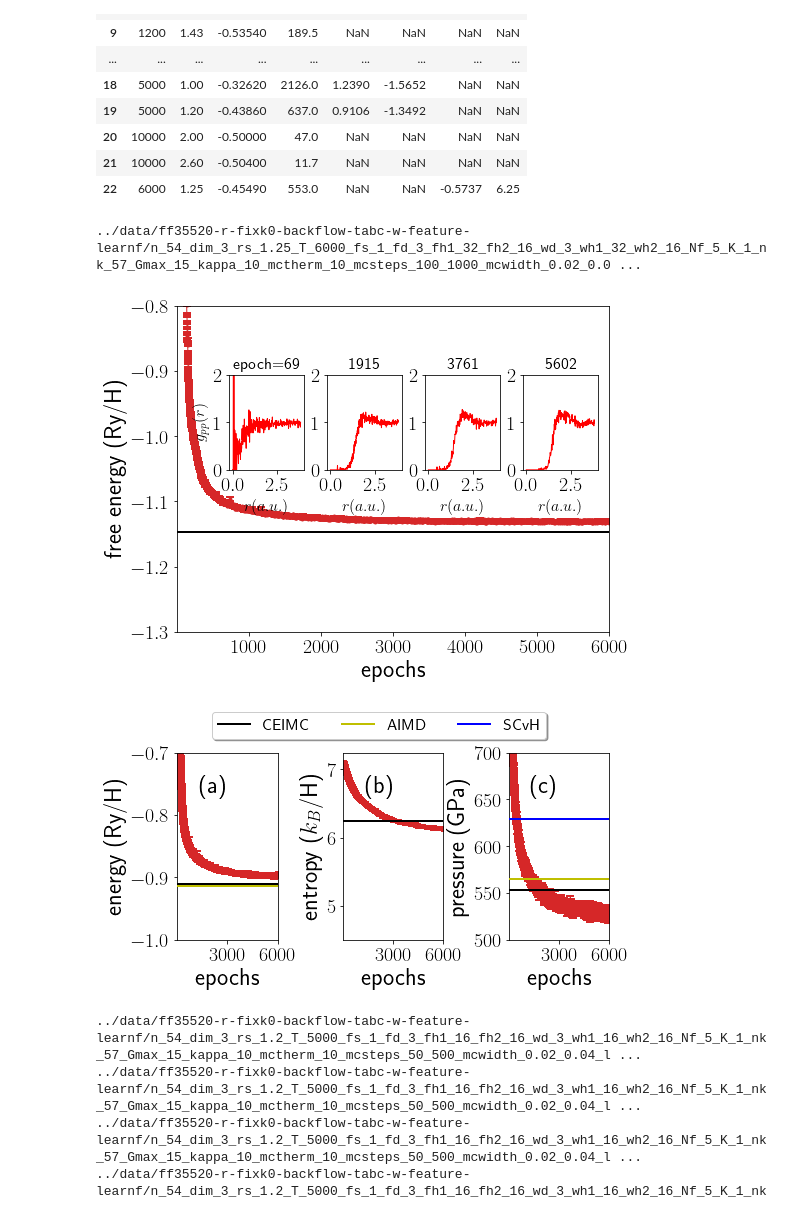
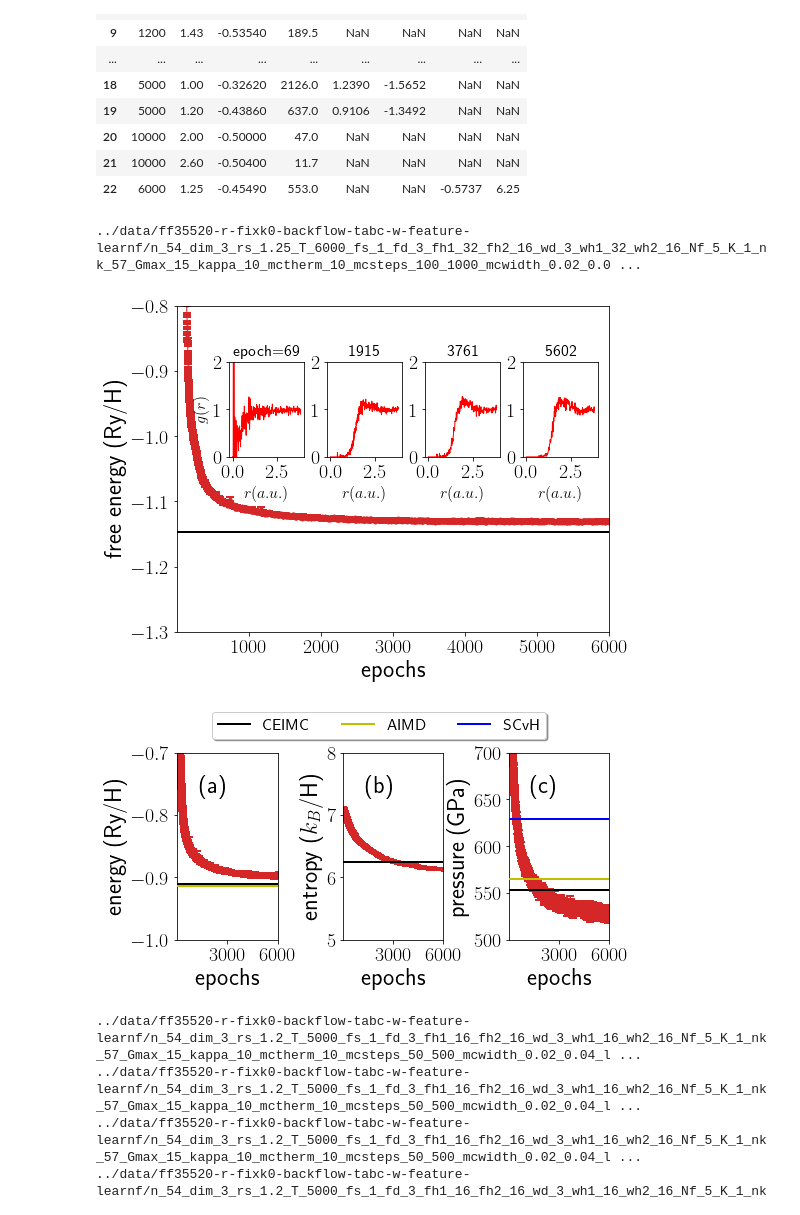
Before and after one commit to fermiflow/hydrogen, a Jupyter notebook: analysis/figs.ipynb, the cells around one changed output. Drawn from its saved outputs; the diff is of its cells as text; code cells hidden in the pictures.

```diff
--- a/analysis/figs.ipynb
+++ b/analysis/figs.ipynb
@@ -91,7 +91,7 @@ if True:
     Kp = 1.5*T/157887.66 # proton kinetic energy in Ry
 
     if obs == 'f':
-        y = df[obs].values + Kp +1.3452*T/157887.66
+        y = df[obs].values + Kp +1.3452*T/157887.66 #Eq. (46) of https://code.itp.ac.cn/papers/hydrogen/-/blob/main/notes/notes.pdf
         yerr = df['f_err'].values
     elif obs == 'vtot':
         y = df['vpp'].values + df['vep'].values + df['vee'].values
@@ -143,36 +143,36 @@ if True:
 
         walkersize, batchsize = s.shape[0], x.shape[0]
         if (walkersize != batchsize):
             s = jnp.repeat(s, batchsize//walkersize, 0)
 
         rmesh, gr = get_gr(s, s)
-        left, bottom, width, height = [0.24+offset*0.17, 0.5, 0.13, 0.22]
+        left, bottom, width, height = [0.24+offset*0.17, 0.53, 0.13, 0.22]
         inset = fig.add_axes([left, bottom, width, height])
         inset.plot(rmesh, gr, 'r')
         inset.set_ylim([0, 2])
         if offset ==0:
             plt.title(r'epoch=%g'%(epoch), fontsize=16)
         else:
             plt.title(r'%g'%(epoch), fontsize=16)
 
-        if offset ==0: inset.set_ylabel('$g_{pp}(r)$', fontsize=16)
+        if offset ==0: inset.set_ylabel('$g(r)$', fontsize=16)
         inset.set_xlabel('$r(a.u.)$', fontsize=16)
 
         #rmesh, gr = get_gr(s, x)
         #left, bottom, width, height = [0.25+offset*0.13, 0.4, 0.1, 0.15]
         #inset = fig.add_axes([left, bottom, width, height])
         #inset.plot(rmesh, gr, 'r')
         #inset.set_ylim([0, 8])
         #if offset ==0: inset.set_ylabel('$g_{ep}(r)$')
 
 
 ax.set_ylabel('free energy (Ry/H)')
 ax.set_xlabel('epochs')
 plt.subplots_adjust(left=0.15)
 plt.savefig('epoch.pdf')
 # %% [output]
 ../data/ff35520-r-fixk0-backflow-tabc-w-feature-learnf/n_54_dim_3_rs_1.25_T_6000_fs_1_fd_3_fh1_32_fh2_16_wd_3_wh1_32_wh2_16_Nf_5_K_1_nk_57_Gmax_15_kappa_10_mctherm_10_mcsteps_100_1000_mcwidth_0.02_0.0 ...
-[figure, old version]
+[figure, new version]
 # %%
 fig, (ax1, ax2, ax3) = plt.subplots(1, 3, sharex=True, figsize=(8, 4))
 
@@ -235,7 +235,7 @@ ax.add_artist(at)
 
 #(b)
 ax = ax2
-y = df['s'].values -1.3452
+y = df['s'].values -1.3452 # Eq. (47) of https://code.itp.ac.cn/papers/hydrogen/-/blob/main/notes/notes.pdf -2*jax.scipy.special.gammaln(n+1)/n + 1.5*(1+np.log(1836*1.25**2/(4*np.pi)*6000/157887.6634))
 yerr = df['s_err'].values
 
 ax.errorbar(df['epoch'].values, y, yerr=yerr, color=color,
@@ -250,6 +250,8 @@ ax.axhline(y=ref_value, color='k', lw=2, zorder=99)
 #ax.set_xticks([100, 1000, 10000])
 #ax.get_xaxis().set_major_formatter(matplotlib.ticker.ScalarFormatter())
 ax.set_xlabel('epochs')
+ax.set_ylim([5, 8])
+
 
 at = AnchoredText("(b)",prop=dict(size=24), frameon=False,loc=2)
 at.patch.set_boxstyle("round,pad=0.,rounding_size=0.2")
@@ -295,7 +297,7 @@ ax.add_artist(at)
 plt.subplots_adjust(wspace=0.65, left=0.15, bottom=0.2, top=0.85)
 plt.savefig('obs.pdf')
 # %% [output]
-[figure, old version]
+[figure, new version]
 # %%
 fig = plt.figure(figsize=(8, 6))
 
```
